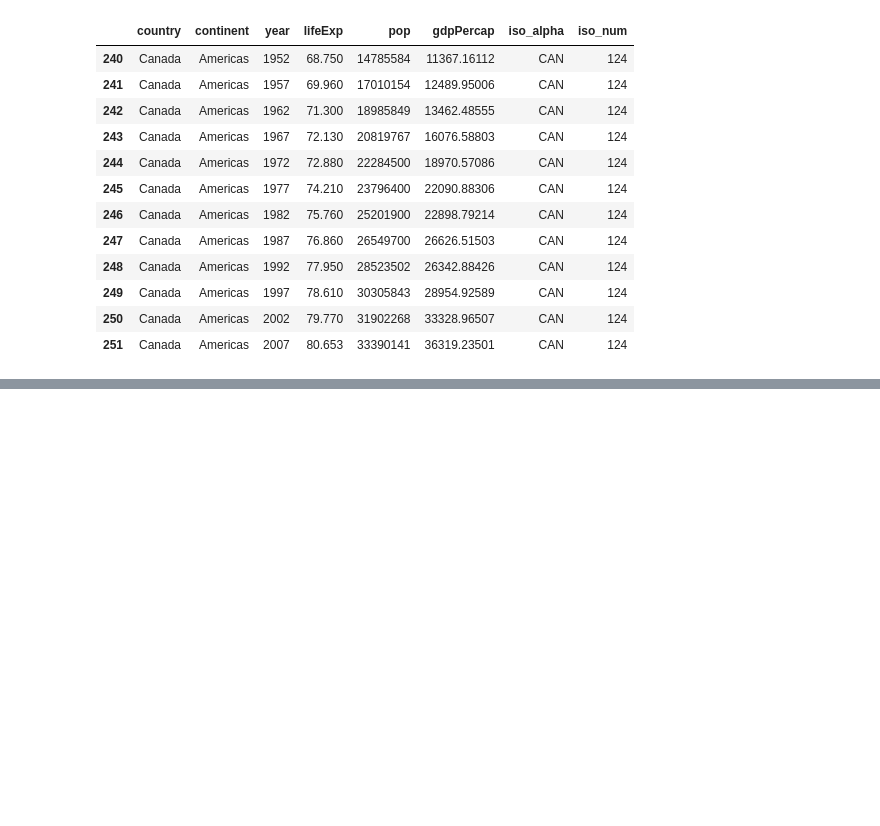
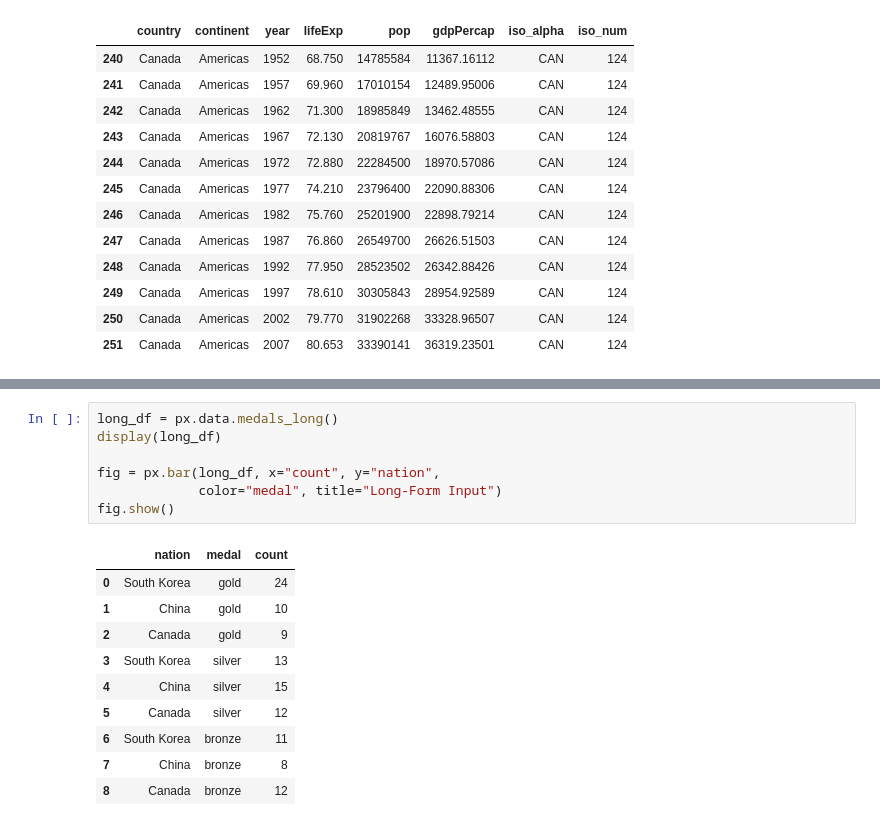
Before and after one commit to mdaffailhami/data_science_speedrun_journey, a Jupyter notebook: plotly/bar_charts.ipynb, the cells around one changed output, grey strips where cells are left out. Drawn from its saved outputs; the diff is of its cells as text; blank space fills up the shorter version.

Commit message:
Add Plotly Bar chart with long format data

```diff
--- a/plotly/bar_charts.ipynb
+++ b/plotly/bar_charts.ipynb
@@ -30,0 +40,18 @@ display(fig)
+# %%
+long_df = px.data.medals_long()
+display(long_df)
+
+fig = px.bar(long_df, x="count", y="nation",
+             color="medal", title="Long-Form Input")
+fig.show()
+# %% [output]
+|  | nation | medal | count |
+| 0 | South Korea | gold | 24 |
+| 1 | China | gold | 10 |
+| 2 | Canada | gold | 9 |
+| 3 | South Korea | silver | 13 |
+| 4 | China | silver | 15 |
+| 5 | Canada | silver | 12 |
+| 6 | South Korea | bronze | 11 |
+| 7 | China | bronze | 8 |
+| 8 | Canada | bronze | 12 |
```
Also changed, not shown: parts of 1 cell of this notebook.
